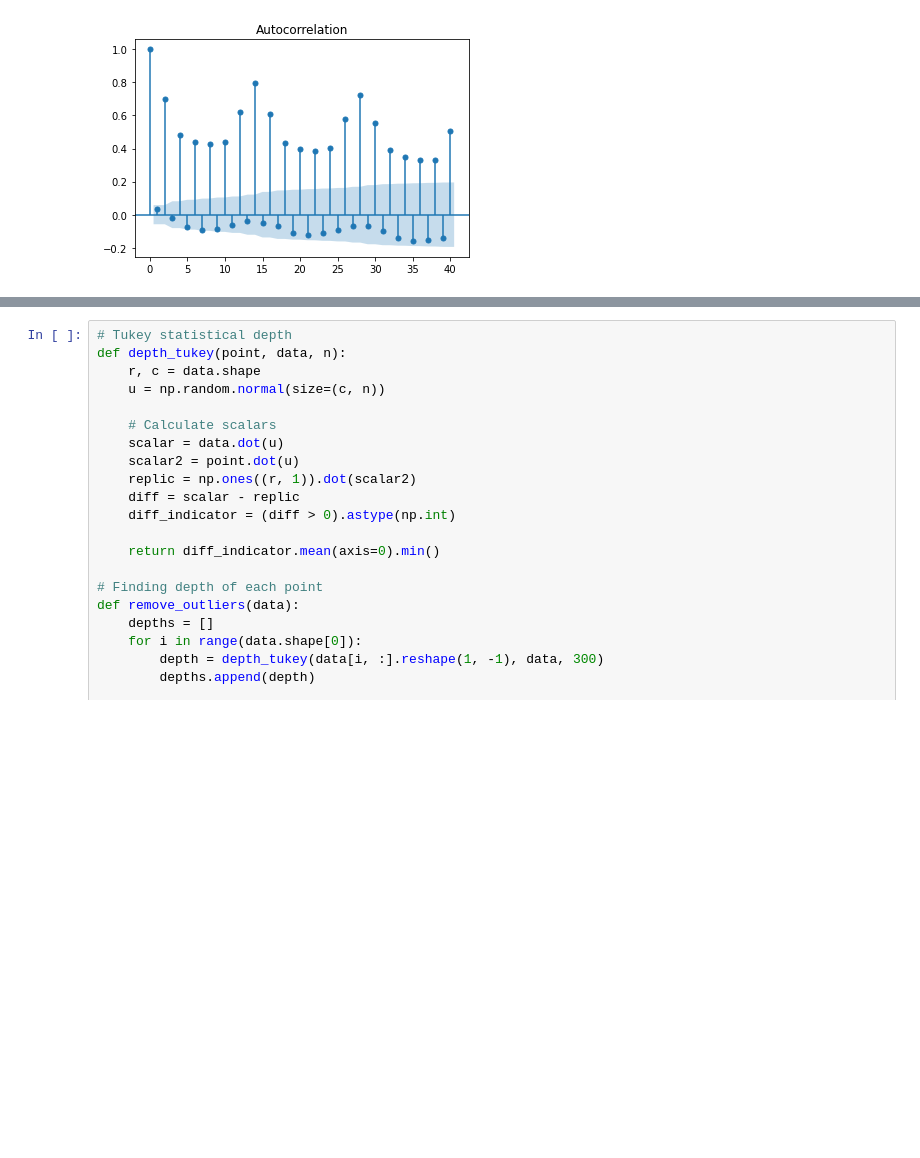
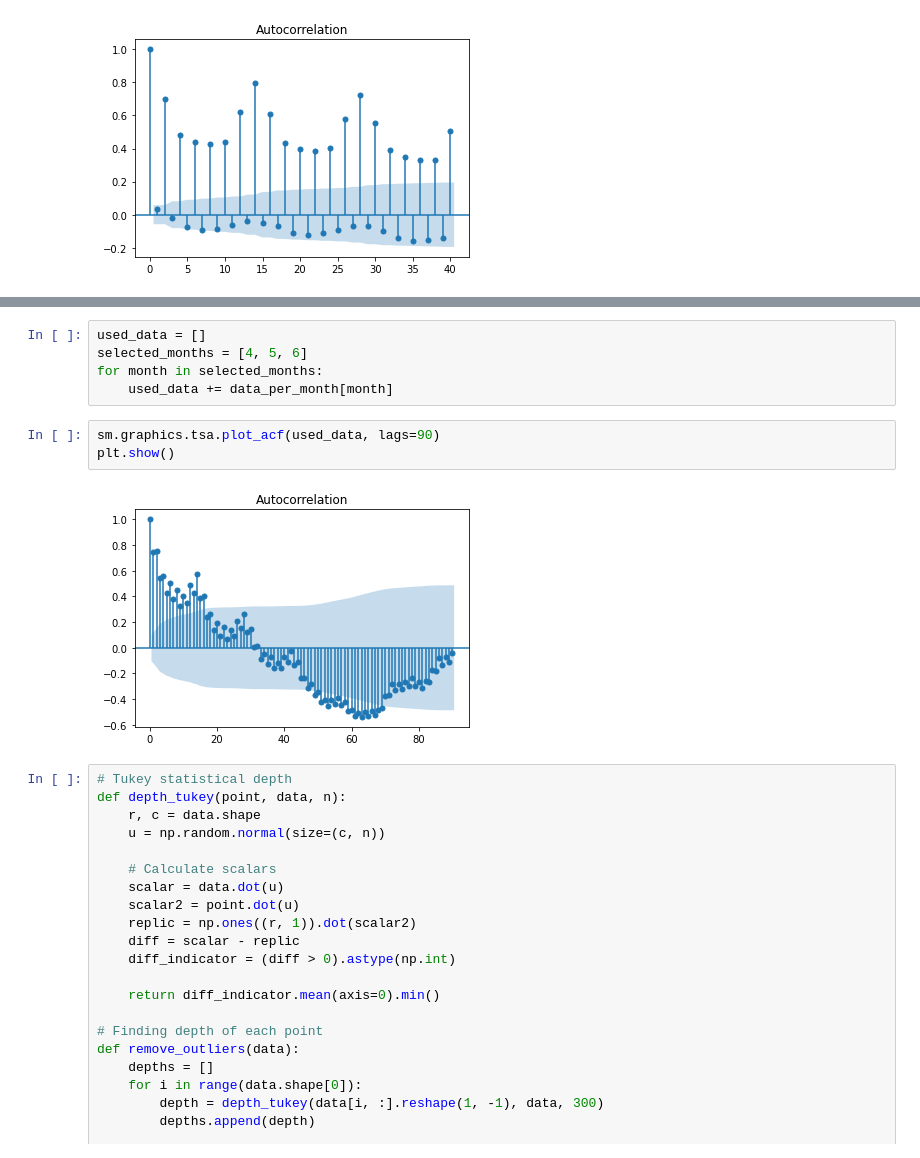
Before and after one commit to juanscr/covid-abms, a Jupyter notebook: misc/data-metro.ipynb, the cells around one changed output, grey strips where cells are left out. Drawn from its saved outputs; the diff is of its cells as text; blank space fills up the shorter version.

```diff
--- a/misc/data-metro.ipynb
+++ b/misc/data-metro.ipynb
@@ -41,3 +63,13 @@ plt.show()
+# %%
+used_data = []
+selected_months = [4, 5, 6]
+for month in selected_months:
+    used_data += data_per_month[month]
+# %%
+sm.graphics.tsa.plot_acf(used_data, lags=90)
+plt.show()
+# %% [output]
+[figure, added]
 # %%
 # Tukey statistical depth
 def depth_tukey(point, data, n):
```
Also changed, not shown: parts of 2 cells of this notebook.
